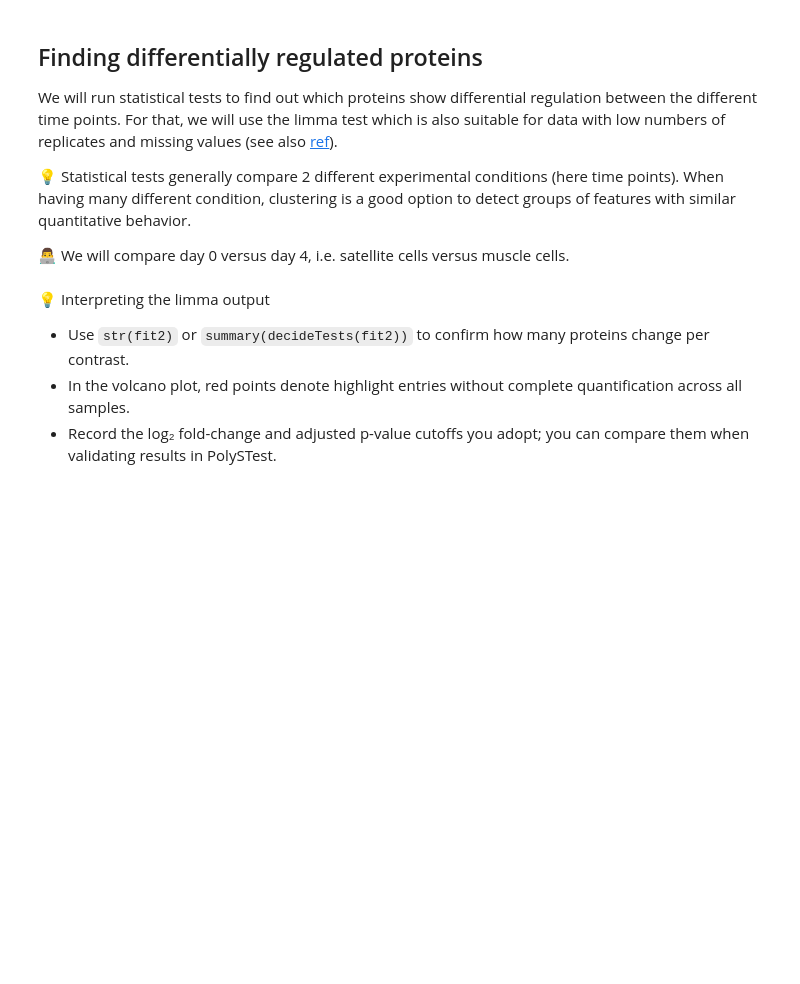
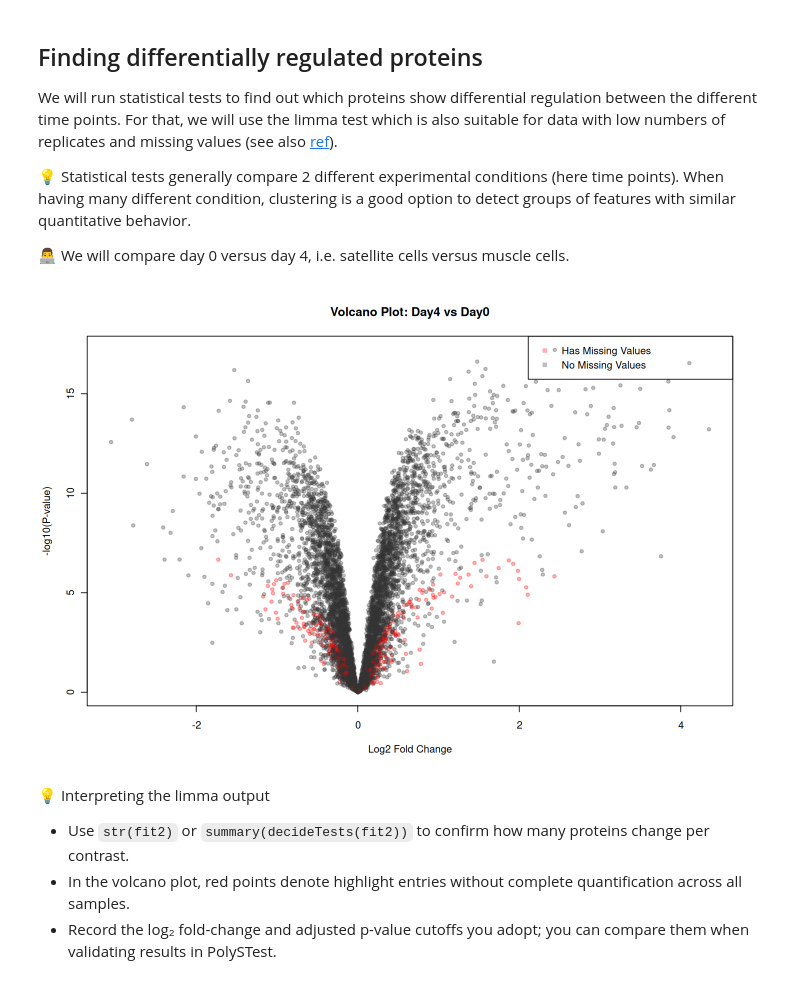
Before and after one commit to veitveit/training-quantitative-proteomics, a Jupyter notebook: 02_Statistical_Testing/StatisticalTesting.ipynb, the cells around one changed output. Cells and saved outputs as stored; diff of their text form; code cells hidden in the pictures; blank space fills up the shorter version.

```diff
--- a/02_Statistical_Testing/StatisticalTesting.ipynb
+++ b/02_Statistical_Testing/StatisticalTesting.ipynb
@@ -201,33 +225,35 @@ We will run statistical tests to find out which proteins show differential regul
 # %%
 ## Running a statistical test (limma)
 
 # Setting experimental design
 sample_info <- data.frame(
   sample = colnames(quant_table_norm),
   timepoint = factor(rep(c("Daym1","Day0","Day1","Day2","Day3","Day4")
                      , each = 3))
 )
 
 design <- model.matrix(~ 0 + timepoint, data = sample_info)
 colnames(design) <- levels(sample_info$timepoint)
 
 # Fitting the linear model and performing statistical testing
 fit <- lmFit(quant_table_norm, design)
 
 # Define comparisons of interest (e.g., Day4 vs Day0)
 cont <- makeContrasts(
   Day4_vs_Day0 = Day4 - Day0,
   levels = design
 )
 
 # Fit contrasts and apply empirical Bayes moderation
 fit2 <- contrasts.fit(fit, cont)
 fit2 <- eBayes(fit2)
 
 # Make volcano plot for the comparison of interest coloring by missing values
 volcanoplot(fit2, coef="Day4_vs_Day0", main="Volcano Plot: Day4 vs Day0", pch=20, cex=1,
 col=ifelse(rowSums(miss_matrix) > 0, "#FF000050", "#33333350"))
-legend("topright", legend=c("Has Missing Values", "No Missing Values"), col=c("#FF000050", "#33333350"), pch=20)
+legend("topright", legend=c("Has Missing Values", "No Missing Values"), col=c("#FF000050", "#33333350"), pch=15)
+# %% [output]
+[figure, added]
 # %% [markdown]
 💡 Interpreting the limma output
 
```
Also changed, not shown: parts of 4 cells of this notebook, 2 other files.
